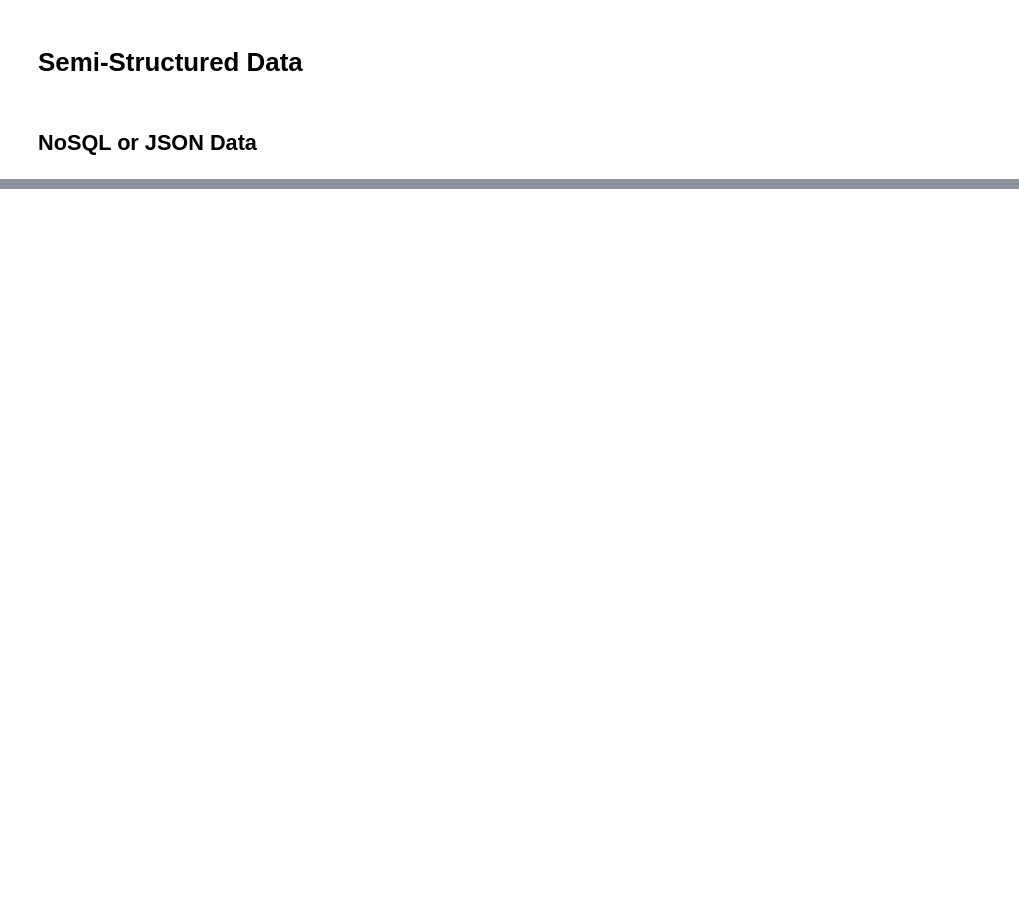
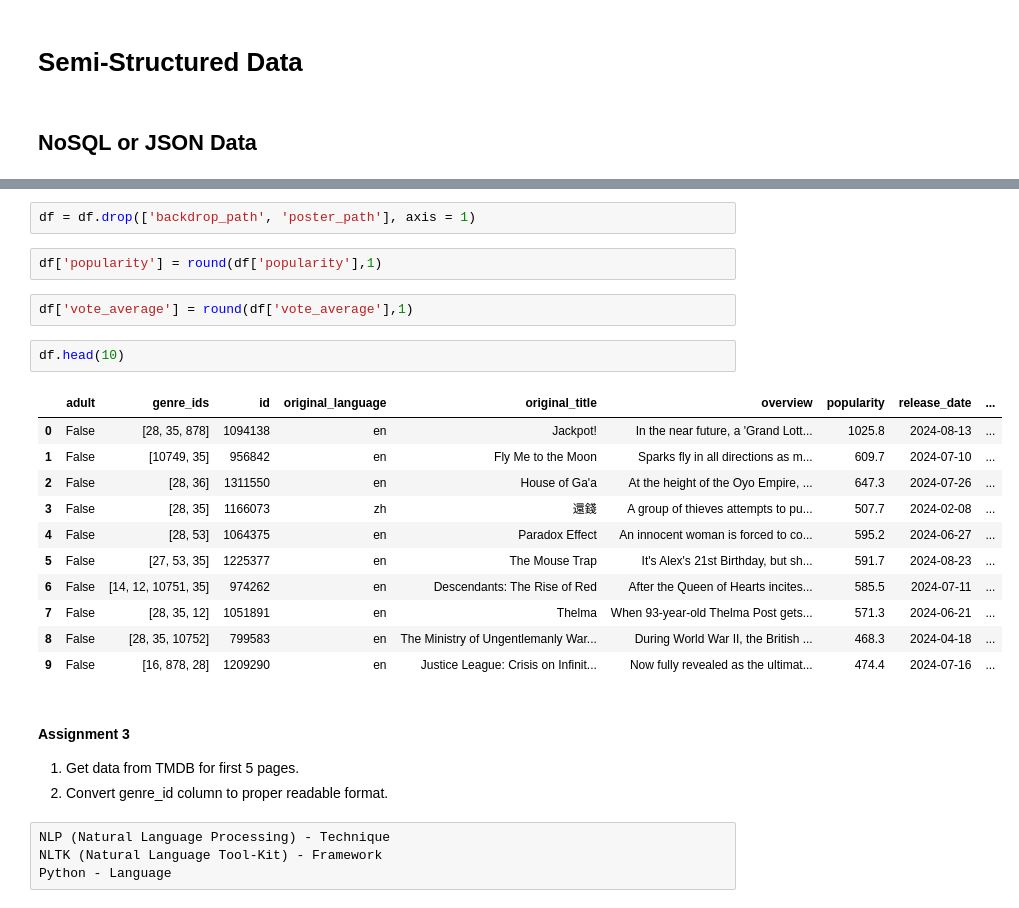
Before and after one commit to p4r1t05h/Machine_Learning_Training, a Jupyter notebook: Data_Engineer.ipynb, the cells around one changed output, grey strips where cells are left out. Saved outputs shown, nothing was run; the diff lists cells and outputs as text; blank space fills up the shorter version.

```diff
--- a/Data_Engineer.ipynb
+++ b/Data_Engineer.ipynb
@@ -688,0 +817,29 @@ InvalidOperation: Cannot use MongoClient after close
+# %%
+df = df.drop(['backdrop_path', 'poster_path'], axis = 1)
+# %%
+df['popularity'] = round(df['popularity'],1)
+# %%
+df['vote_average'] = round(df['vote_average'],1)
+# %%
+df.head(10)
+# %% [output]
+|  | adult | genre_ids | id | original_language | original_title | overview | popularity | release_date | ... |
+| 0 | False | [28, 35, 878] | 1094138 | en | Jackpot! | In the near future, a 'Grand Lott... | 1025.8 | 2024-08-13 | ... |
+| 1 | False | [10749, 35] | 956842 | en | Fly Me to the Moon | Sparks fly in all directions as m... | 609.7 | 2024-07-10 | ... |
+| 2 | False | [28, 36] | 1311550 | en | House of Ga'a | At the height of the Oyo Empire, ... | 647.3 | 2024-07-26 | ... |
+| 3 | False | [28, 35] | 1166073 | zh | 還錢 | A group of thieves attempts to pu... | 507.7 | 2024-02-08 | ... |
+| 4 | False | [28, 53] | 1064375 | en | Paradox Effect | An innocent woman is forced to co... | 595.2 | 2024-06-27 | ... |
+| 5 | False | [27, 53, 35] | 1225377 | en | The Mouse Trap | It's Alex's 21st Birthday, but sh... | 591.7 | 2024-08-23 | ... |
+| 6 | False | [14, 12, 10751, 35] | 974262 | en | Descendants: The Rise of Red | After the Queen of Hearts incites... | 585.5 | 2024-07-11 | ... |
+| 7 | False | [28, 35, 12] | 1051891 | en | Thelma | When 93-year-old Thelma Post gets... | 571.3 | 2024-06-21 | ... |
+| 8 | False | [28, 35, 10752] | 799583 | en | The Ministry of Ungentlemanly War... | During World War II, the British ... | 468.3 | 2024-04-18 | ... |
+| 9 | False | [16, 878, 28] | 1209290 | en | Justice League: Crisis on Infinit... | Now fully revealed as the ultimat... | 474.4 | 2024-07-16 | ... |
+# %% [markdown]
+#### Assignment 3
+
+1. Get data from TMDB for first 5 pages.
+2. Convert genre_id column to proper readable format.
+# %%
+NLP (Natural Language Processing) - Technique
+NLTK (Natural Language Tool-Kit) - Framework
+Python - Language
```
Also changed, not shown: parts of 17 cells of this notebook, 11 other files.
